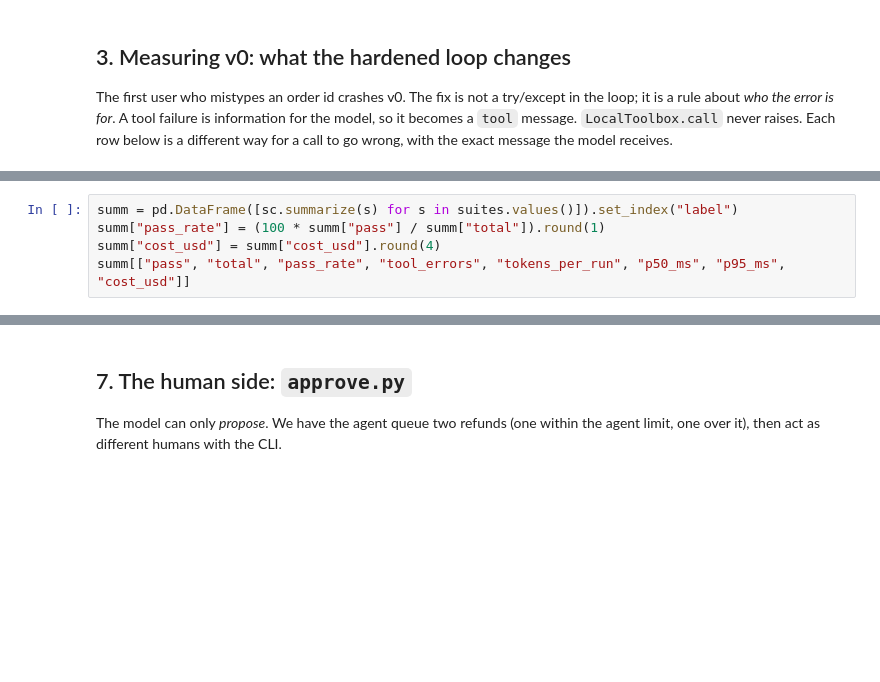
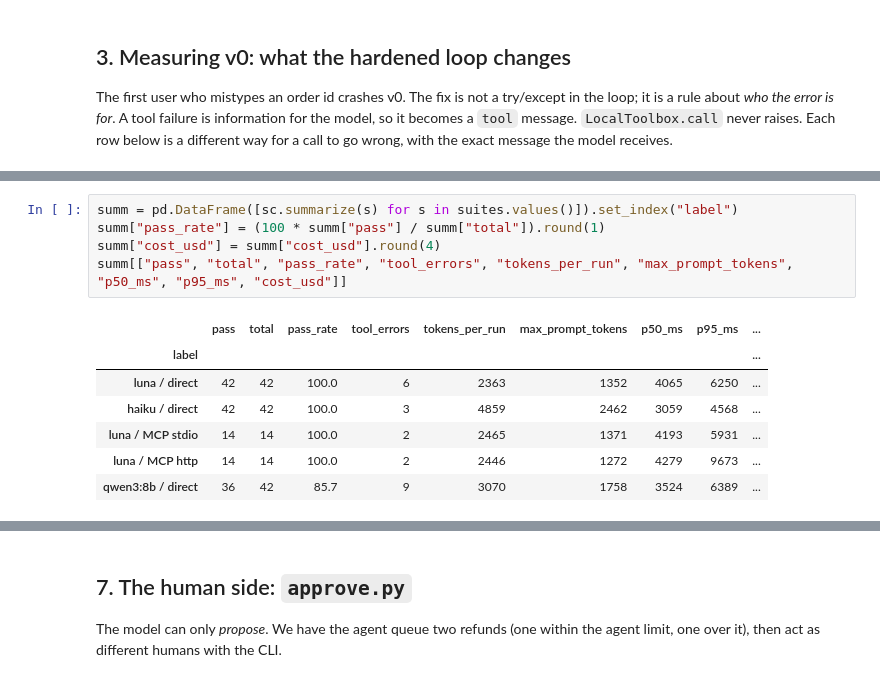
Before and after one commit to zuramai/llm-in-production, a Jupyter notebook: ch09/01_main-chapter-code/ch09.ipynb, the cells around one changed output, grey strips where cells are left out. Drawn from its saved outputs; the diff is of its cells as text; blank space fills up the shorter version.

Commit message:
Chapter 9: Tool calling & MCP

```diff
--- a/ch09/01_main-chapter-code/ch09.ipynb
+++ b/ch09/01_main-chapter-code/ch09.ipynb
@@ -216,8 +290,16 @@ print("HTTP server stopped; port 8009 open:", port_open(8009))
 # %%
 summ = pd.DataFrame([sc.summarize(s) for s in suites.values()]).set_index("label")
 summ["pass_rate"] = (100 * summ["pass"] / summ["total"]).round(1)
 summ["cost_usd"] = summ["cost_usd"].round(4)
-summ[["pass", "total", "pass_rate", "tool_errors", "tokens_per_run", "p50_ms", "p95_ms", "cost_usd"]]
+summ[["pass", "total", "pass_rate", "tool_errors", "tokens_per_run", "max_prompt_tokens", "p50_ms", "p95_ms", "cost_usd"]]
+# %% [output]
+|  | pass | total | pass_rate | tool_errors | tokens_per_run | max_prompt_tokens | p50_ms | p95_ms | ... |
+| label |  |  |  |  |  |  |  |  | ... |
+| luna / direct | 42 | 42 | 100.0 | 6 | 2363 | 1352 | 4065 | 6250 | ... |
+| haiku / direct | 42 | 42 | 100.0 | 3 | 4859 | 2462 | 3059 | 4568 | ... |
+| luna / MCP stdio | 14 | 14 | 100.0 | 2 | 2465 | 1371 | 4193 | 5931 | ... |
+| luna / MCP http | 14 | 14 | 100.0 | 2 | 2446 | 1272 | 4279 | 9673 | ... |
+| qwen3:8b / direct | 36 | 42 | 85.7 | 9 | 3070 | 1758 | 3524 | 6389 | ... |
 # %%
 ids = [s.id for s in sc.SCENARIOS]
 matrix = {}
```
Also changed, not shown: parts of 25 cells of this notebook, 8 other files.
